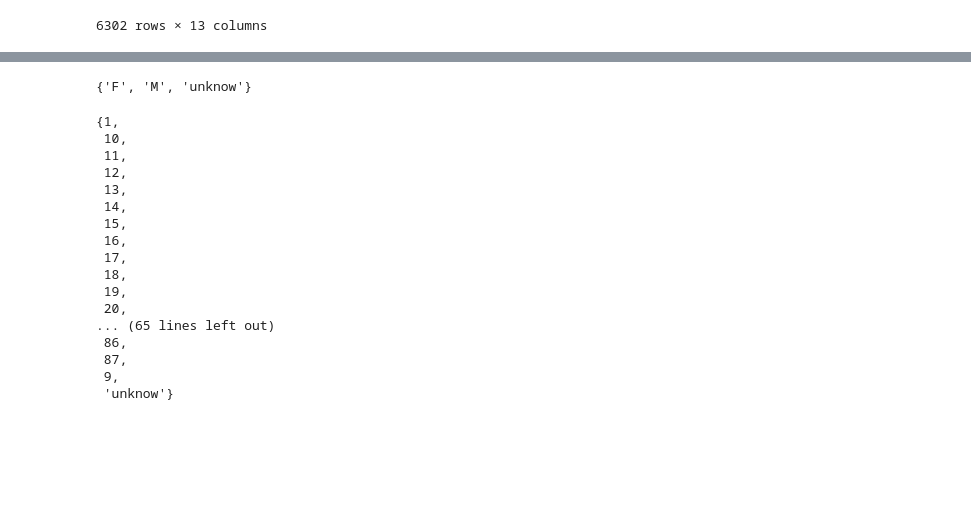
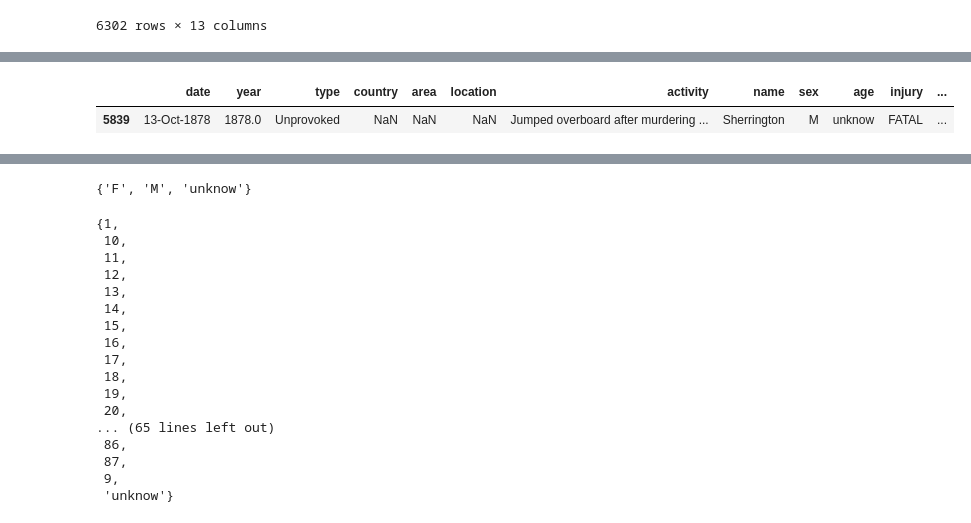
Before and after one commit to Gitfracto/data-cleaning-pandas, a Jupyter notebook: panditas.ipynb, the cells around one changed output, grey strips where cells are left out. Saved outputs shown, nothing was run; the diff lists cells and outputs as text; code cells hidden in the pictures; blank space fills up the shorter version.

```diff
--- a/panditas.ipynb
+++ b/panditas.ipynb
@@ -401,0 +429,5 @@ Name: activity_verb2, dtype: int64
+# %%
+tiburon_clean[tiburon_clean["activity_verb"] == "murdering"]
+# %% [output]
+|  | date | year | type | country | area | location | activity | name | sex | age | injury | ... |
+| 5839 | 13-Oct-1878 | 1878.0 | Unprovoked | NaN | NaN | NaN | Jumped overboard after murdering ... | Sherrington | M | unknow | FATAL | ... |
```
Also changed, not shown: parts of 14 cells of this notebook.
